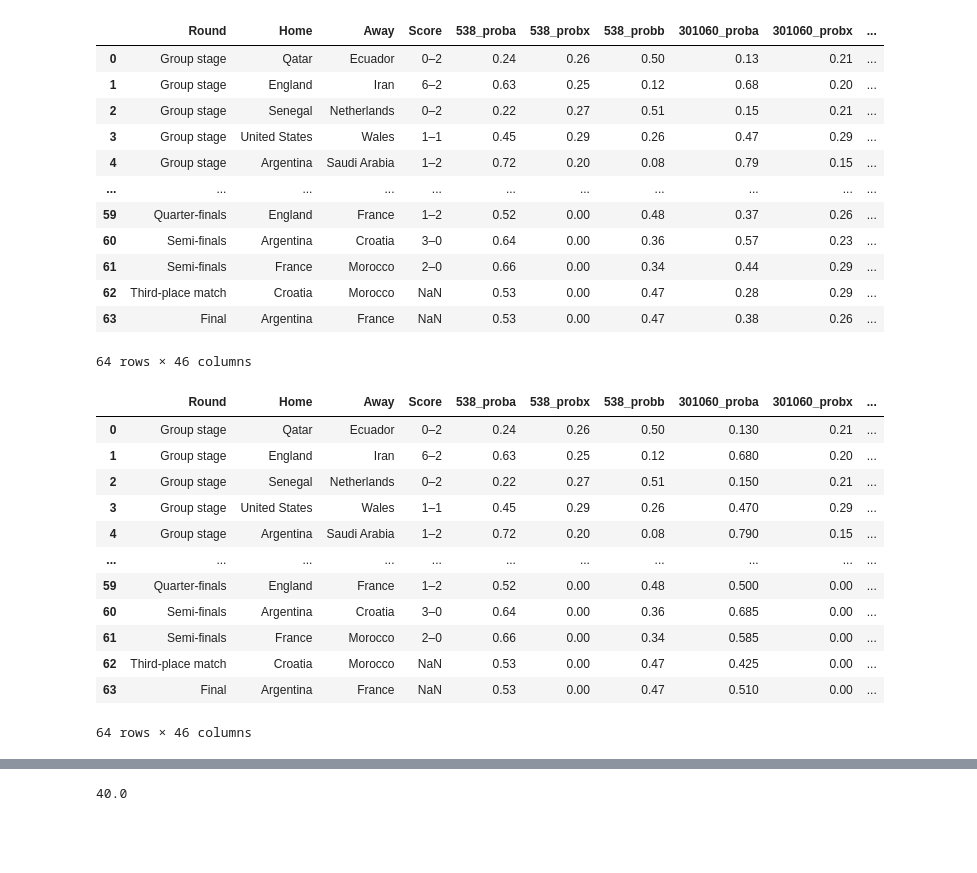
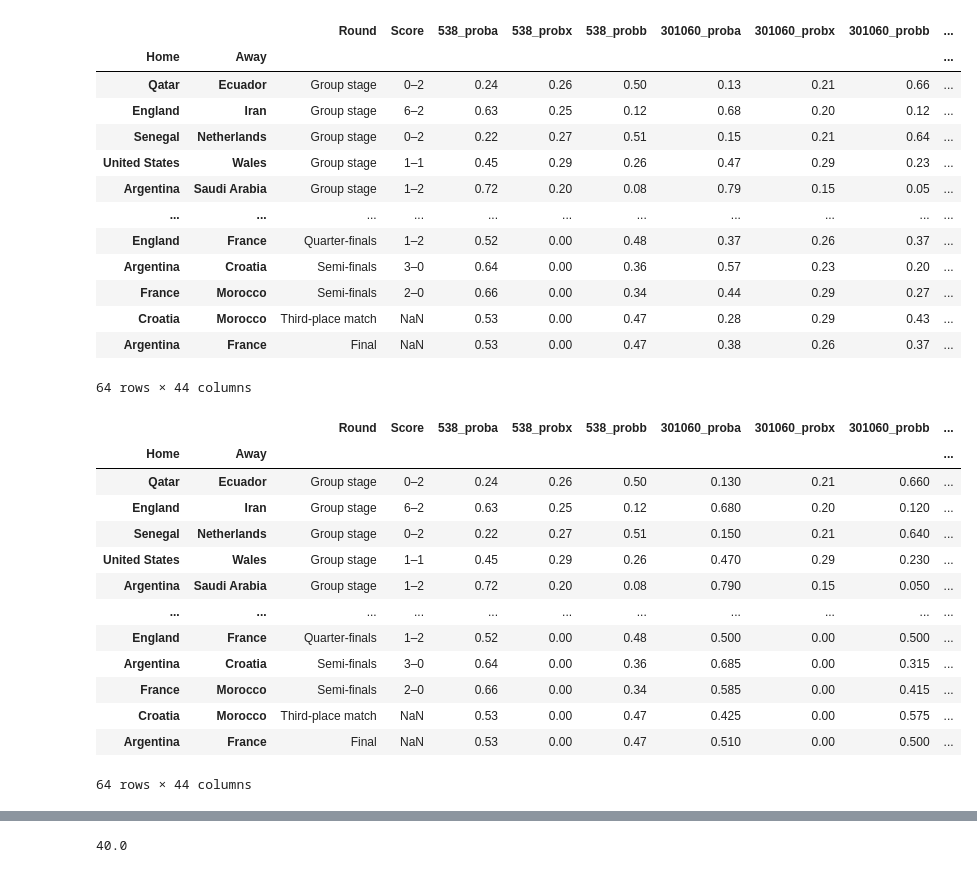
Before and after one commit to seppo0010/analisis-predicciones-mundial-2022, a Jupyter notebook: Untitled2.ipynb, the cells around one changed output, grey strips where cells are left out. Drawn from its saved outputs; the diff is of its cells as text; code cells hidden in the pictures; blank space fills up the shorter version.

```diff
--- a/Untitled2.ipynb
+++ b/Untitled2.ipynb
@@ -4,14 +4,19 @@ import numpy as np
 import re
 import json
 # %%
-results = pd.read_csv('results.csv')[['Round', 'Home', 'Away', 'Score']]
+results = pd.read_csv('results.csv')[['Round', 'Home', 'Away', 'Score']].set_index(['Home', 'Away'])
 fivethirtyeight = pd.read_csv('538.csv').rename(columns={
     'proba': '538_proba',
     'probx': '538_probx',
     'probb': '538_probb',
-}).drop(['teama', 'teamb'], axis=1)
+})
+fivethirtyeight['teama'] = fivethirtyeight['teama'].apply(lambda x: x if x != 'USA' else 'United States')
+fivethirtyeight['teamb'] = fivethirtyeight['teamb'].apply(lambda x: x if x != 'USA' else 'United States')
+fivethirtyeight['teama'] = fivethirtyeight['teama'].apply(lambda x: x if x != 'South Korea' else 'Korea Republic')
+fivethirtyeight['teamb'] = fivethirtyeight['teamb'].apply(lambda x: x if x != 'South Korea' else 'Korea Republic')
+fivethirtyeight = fivethirtyeight.rename(columns={'teama': 'Home', 'teamb': 'Away'}).set_index(['Home', 'Away'])
 m301060 = pd.read_csv('301060.csv')
-m301060.columns = ['proba', 'teama', 'probx', 'teamb', 'probb']
+m301060.columns = ['proba', 'Home', 'probx', 'Away', 'probb']
 m301060['proba'] /= 100
 m301060['probx'] /= 100
 m301060['probb'] /= 100
@@ -19,7 +24,7 @@ m301060 = m301060.rename(columns={
     'proba': '301060_proba',
     'probx': '301060_probx',
     'probb': '301060_probb',
-}).drop(['teama', 'teamb'], axis=1)
+}).set_index(['Home', 'Away'])
 names = {
     'Qatar': 'qat',
     'Ecuador': 'ecu',
@@ -43,47 +48,48 @@ names = {
     'Tunisia': 'tun',
     'Poland': 'pol',
     'Japan': 'jap',
     'Croatia': 'cro',
     'Cameroon': 'cam',
     'Korea Republic': 'kor',
     'Ecuador': 'ecu',
     'Iran': 'ira',
     'Australia': 'aus',
     'Saudi Arabia': 'sau',
     'Canada': 'can',
     'Costa Rica': 'cos',
     'Ghana': 'gha',
     'Serbia': 'ser',
 }
 
 def read_oddspedia(f):
     with open(f'oddspedia/{f}.json', 'r') as fp:
         data = json.loads(fp.read())['data']['prematch'][0]['periods'][0]['odds']
     series = {}
     for row in data:
         p1, p2, p3 = 1/float(row['o1']), 1/float(row['o2']), 1/float(row['o3'])
         series[f'{row["bookie_slug"]}_proba'] = p1/(p1+p2+p3)
         series[f'{row["bookie_slug"]}_probx'] = p2/(p1+p2+p3)
         series[f'{row["bookie_slug"]}_probb'] = p3/(p1+p2+p3)
     return pd.Series(series)
 
-oddspedia = results.apply(lambda row: read_oddspedia(f'{names[row["Home"]]}-{names[row["Away"]]}'), axis=1)
+oddspedia = results.apply(lambda row: read_oddspedia(f'{names[row.name[0]]}-{names[row.name[1]]}'), axis=1)
 df = results.join(fivethirtyeight).join(m301060).join(oddspedia.dropna(axis=1))
 df
 # %% [output]
-|  | Round | Home | Away | Score | 538_proba | 538_probx | 538_probb | 301060_proba | 301060_probx | ... |
-| 0 | Group stage | Qatar | Ecuador | 0–2 | 0.24 | 0.26 | 0.50 | 0.13 | 0.21 | ... |
-| 1 | Group stage | England | Iran | 6–2 | 0.63 | 0.25 | 0.12 | 0.68 | 0.20 | ... |
-| 2 | Group stage | Senegal | Netherlands | 0–2 | 0.22 | 0.27 | 0.51 | 0.15 | 0.21 | ... |
-| 3 | Group stage | United States | Wales | 1–1 | 0.45 | 0.29 | 0.26 | 0.47 | 0.29 | ... |
-| 4 | Group stage | Argentina | Saudi Arabia | 1–2 | 0.72 | 0.20 | 0.08 | 0.79 | 0.15 | ... |
+|  |  | Round | Score | 538_proba | 538_probx | 538_probb | 301060_proba | 301060_probx | 301060_probb | ... |
+| Home | Away |  |  |  |  |  |  |  |  | ... |
+| Qatar | Ecuador | Group stage | 0–2 | 0.24 | 0.26 | 0.50 | 0.13 | 0.21 | 0.66 | ... |
+| England | Iran | Group stage | 6–2 | 0.63 | 0.25 | 0.12 | 0.68 | 0.20 | 0.12 | ... |
+| Senegal | Netherlands | Group stage | 0–2 | 0.22 | 0.27 | 0.51 | 0.15 | 0.21 | 0.64 | ... |
+| United States | Wales | Group stage | 1–1 | 0.45 | 0.29 | 0.26 | 0.47 | 0.29 | 0.23 | ... |
+| Argentina | Saudi Arabia | Group stage | 1–2 | 0.72 | 0.20 | 0.08 | 0.79 | 0.15 | 0.05 | ... |
 | ... | ... | ... | ... | ... | ... | ... | ... | ... | ... | ... |
-| 59 | Quarter-finals | England | France | 1–2 | 0.52 | 0.00 | 0.48 | 0.37 | 0.26 | ... |
-| 60 | Semi-finals | Argentina | Croatia | 3–0 | 0.64 | 0.00 | 0.36 | 0.57 | 0.23 | ... |
-| 61 | Semi-finals | France | Morocco | 2–0 | 0.66 | 0.00 | 0.34 | 0.44 | 0.29 | ... |
-| 62 | Third-place match | Croatia | Morocco | NaN | 0.53 | 0.00 | 0.47 | 0.28 | 0.29 | ... |
-| 63 | Final | Argentina | France | NaN | 0.53 | 0.00 | 0.47 | 0.38 | 0.26 | ... |
+| England | France | Quarter-finals | 1–2 | 0.52 | 0.00 | 0.48 | 0.37 | 0.26 | 0.37 | ... |
+| Argentina | Croatia | Semi-finals | 3–0 | 0.64 | 0.00 | 0.36 | 0.57 | 0.23 | 0.20 | ... |
+| France | Morocco | Semi-finals | 2–0 | 0.66 | 0.00 | 0.34 | 0.44 | 0.29 | 0.27 | ... |
+| Croatia | Morocco | Third-place match | NaN | 0.53 | 0.00 | 0.47 | 0.28 | 0.29 | 0.43 | ... |
+| Argentina | France | Final | NaN | 0.53 | 0.00 | 0.47 | 0.38 | 0.26 | 0.37 | ... |
-64 rows × 46 columns
+64 rows × 44 columns
 # %%
 def remove_tie(row):
     if row['Round'] != 'Group stage':
@@ -96,19 +102,20 @@ def remove_tie(row):
 df = df.apply(remove_tie, axis=1)
 df
 # %% [output]
-|  | Round | Home | Away | Score | 538_proba | 538_probx | 538_probb | 301060_proba | 301060_probx | ... |
-| 0 | Group stage | Qatar | Ecuador | 0–2 | 0.24 | 0.26 | 0.50 | 0.130 | 0.21 | ... |
-| 1 | Group stage | England | Iran | 6–2 | 0.63 | 0.25 | 0.12 | 0.680 | 0.20 | ... |
-| 2 | Group stage | Senegal | Netherlands | 0–2 | 0.22 | 0.27 | 0.51 | 0.150 | 0.21 | ... |
-| 3 | Group stage | United States | Wales | 1–1 | 0.45 | 0.29 | 0.26 | 0.470 | 0.29 | ... |
-| 4 | Group stage | Argentina | Saudi Arabia | 1–2 | 0.72 | 0.20 | 0.08 | 0.790 | 0.15 | ... |
+|  |  | Round | Score | 538_proba | 538_probx | 538_probb | 301060_proba | 301060_probx | 301060_probb | ... |
+| Home | Away |  |  |  |  |  |  |  |  | ... |
+| Qatar | Ecuador | Group stage | 0–2 | 0.24 | 0.26 | 0.50 | 0.130 | 0.21 | 0.660 | ... |
+| England | Iran | Group stage | 6–2 | 0.63 | 0.25 | 0.12 | 0.680 | 0.20 | 0.120 | ... |
+| Senegal | Netherlands | Group stage | 0–2 | 0.22 | 0.27 | 0.51 | 0.150 | 0.21 | 0.640 | ... |
+| United States | Wales | Group stage | 1–1 | 0.45 | 0.29 | 0.26 | 0.470 | 0.29 | 0.230 | ... |
+| Argentina | Saudi Arabia | Group stage | 1–2 | 0.72 | 0.20 | 0.08 | 0.790 | 0.15 | 0.050 | ... |
 | ... | ... | ... | ... | ... | ... | ... | ... | ... | ... | ... |
-| 59 | Quarter-finals | England | France | 1–2 | 0.52 | 0.00 | 0.48 | 0.500 | 0.00 | ... |
-| 60 | Semi-finals | Argentina | Croatia | 3–0 | 0.64 | 0.00 | 0.36 | 0.685 | 0.00 | ... |
-| 61 | Semi-finals | France | Morocco | 2–0 | 0.66 | 0.00 | 0.34 | 0.585 | 0.00 | ... |
-| 62 | Third-place match | Croatia | Morocco | NaN | 0.53 | 0.00 | 0.47 | 0.425 | 0.00 | ... |
-| 63 | Final | Argentina | France | NaN | 0.53 | 0.00 | 0.47 | 0.510 | 0.00 | ... |
+| England | France | Quarter-finals | 1–2 | 0.52 | 0.00 | 0.48 | 0.500 | 0.00 | 0.500 | ... |
+| Argentina | Croatia | Semi-finals | 3–0 | 0.64 | 0.00 | 0.36 | 0.685 | 0.00 | 0.315 | ... |
+| France | Morocco | Semi-finals | 2–0 | 0.66 | 0.00 | 0.34 | 0.585 | 0.00 | 0.415 | ... |
+| Croatia | Morocco | Third-place match | NaN | 0.53 | 0.00 | 0.47 | 0.425 | 0.00 | 0.575 | ... |
+| Argentina | France | Final | NaN | 0.53 | 0.00 | 0.47 | 0.510 | 0.00 | 0.500 | ... |
-64 rows × 46 columns
+64 rows × 44 columns
 # %%
 def winner(score):
     if isinstance(score, float) and np.isnan(score):
```
Also changed, not shown: parts of 5 cells of this notebook, 1 other file.
